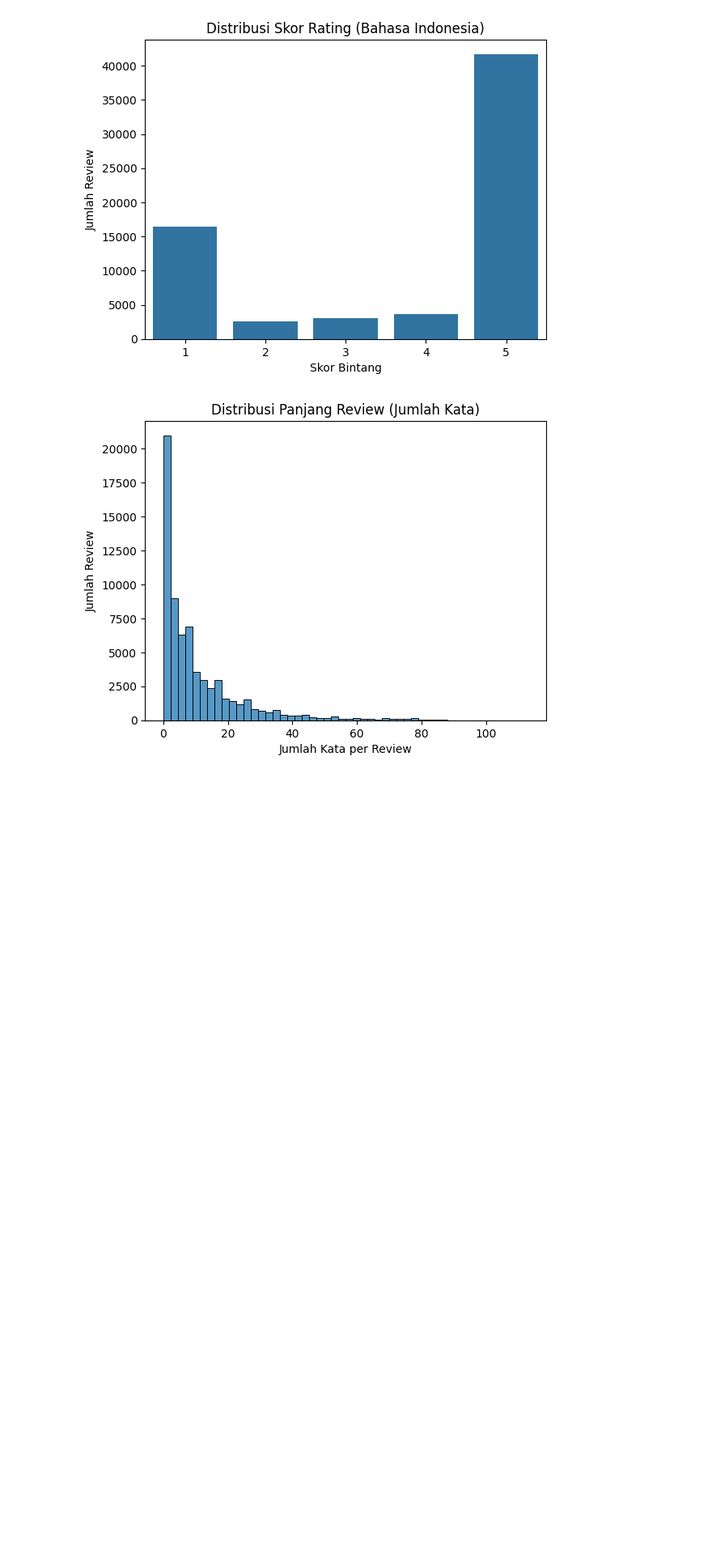
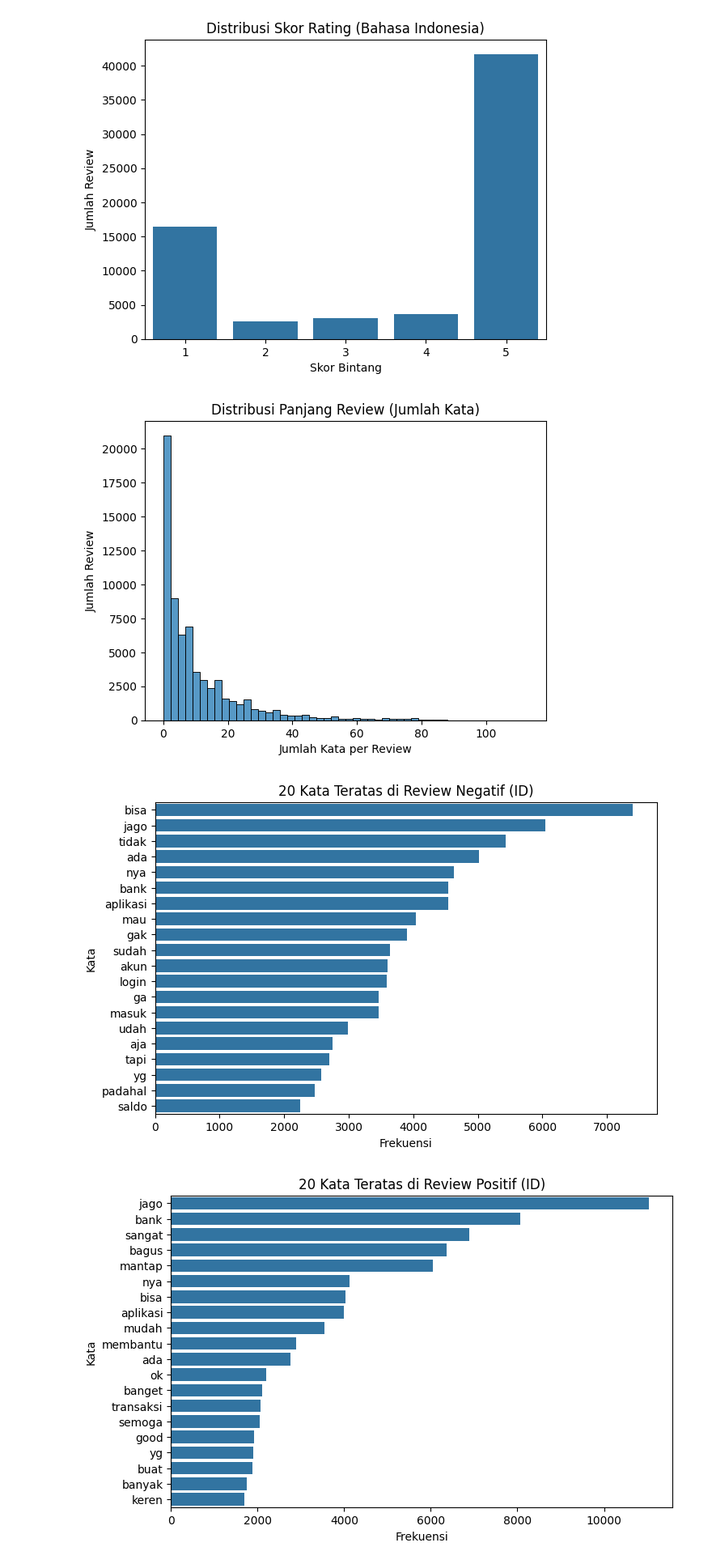
Before and after one commit to abyansyah052/NLP-1, a Jupyter notebook: jupyter/3-EDA.ipynb, the cells around one changed output. Shown at 81% size. Cells and saved outputs as stored; diff of their text form; code cells hidden in the pictures; blank space fills up the shorter version.

```diff
--- a/jupyter/3-EDA.ipynb
+++ b/jupyter/3-EDA.ipynb
@@ -30,3 +30,42 @@ plt.ylabel("Jumlah Review")
 plt.show()
 # %% [output]
 [figure]
+# %%
+from collections import Counter
+import ast
+
+# Kalau kolom tokens tersimpan sebagai string di CSV, ubah jadi list dulu
+df_text["tokens"] = df_text["tokens"].apply(
+    lambda x: ast.literal_eval(x) if isinstance(x, str) else x
+)
+
+# Pisahkan token review negatif dan positif
+neg_tokens = df_text[df_text["sentiment"] == "negatif"]["tokens"].sum()
+pos_tokens = df_text[df_text["sentiment"] == "positif"]["tokens"].sum()
+
+# Hitung 20 kata paling sering
+top_neg = Counter(neg_tokens).most_common(20)
+top_pos = Counter(pos_tokens).most_common(20)
+# %%
+# kata yang sering muncul per sentimen
+import matplotlib.pyplot as plt
+import seaborn as sns
+
+neg_words, neg_counts = zip(*top_neg)
+plt.figure(figsize=(8,5))
+sns.barplot(x=neg_counts, y=neg_words)
+plt.title("20 Kata Teratas di Review Negatif (ID)")
+plt.xlabel("Frekuensi")
+plt.ylabel("Kata")
+plt.show()
+
+pos_words, pos_counts = zip(*top_pos)
+plt.figure(figsize=(8,5))
+sns.barplot(x=pos_counts, y=pos_words)
+plt.title("20 Kata Teratas di Review Positif (ID)")
+plt.xlabel("Frekuensi")
+plt.ylabel("Kata")
+plt.show()
+# %% [output]
+[figure, added]
+[figure, added]
```
